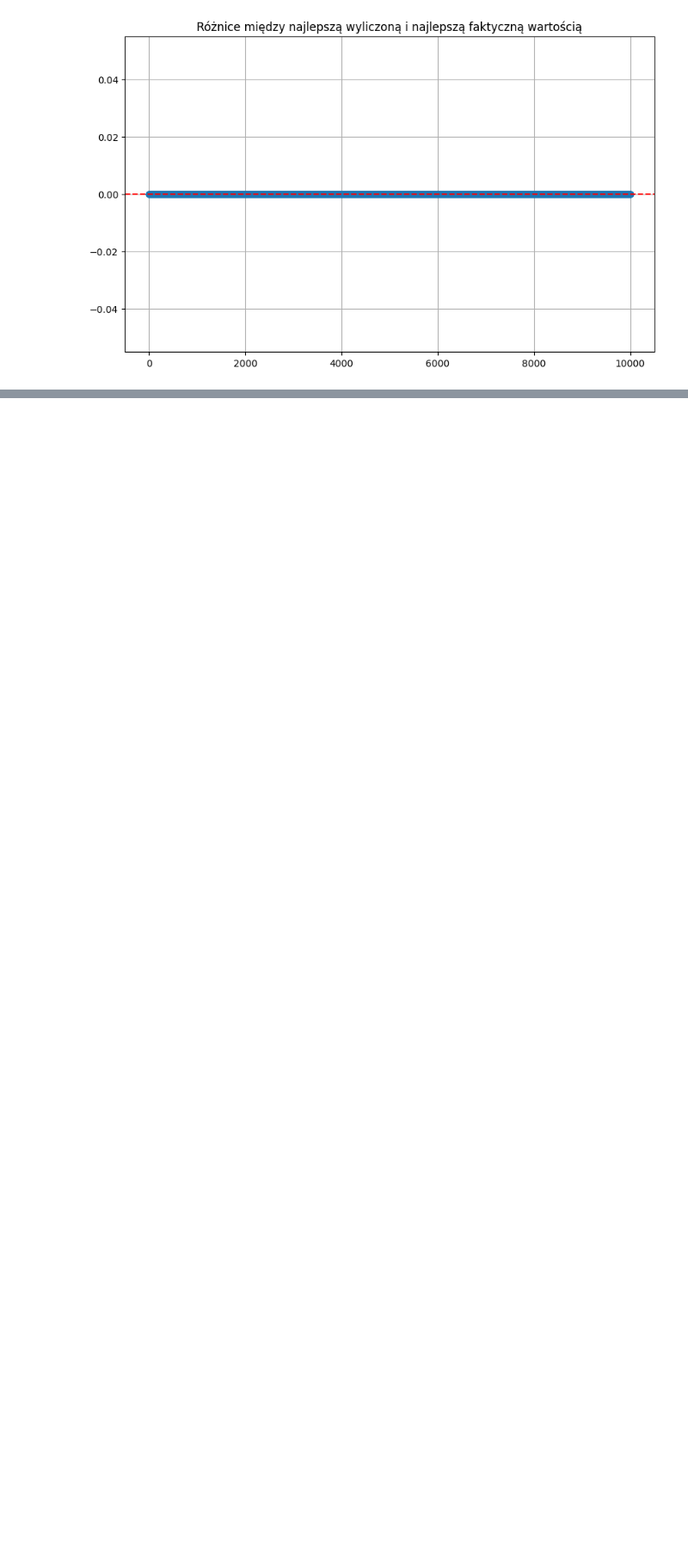
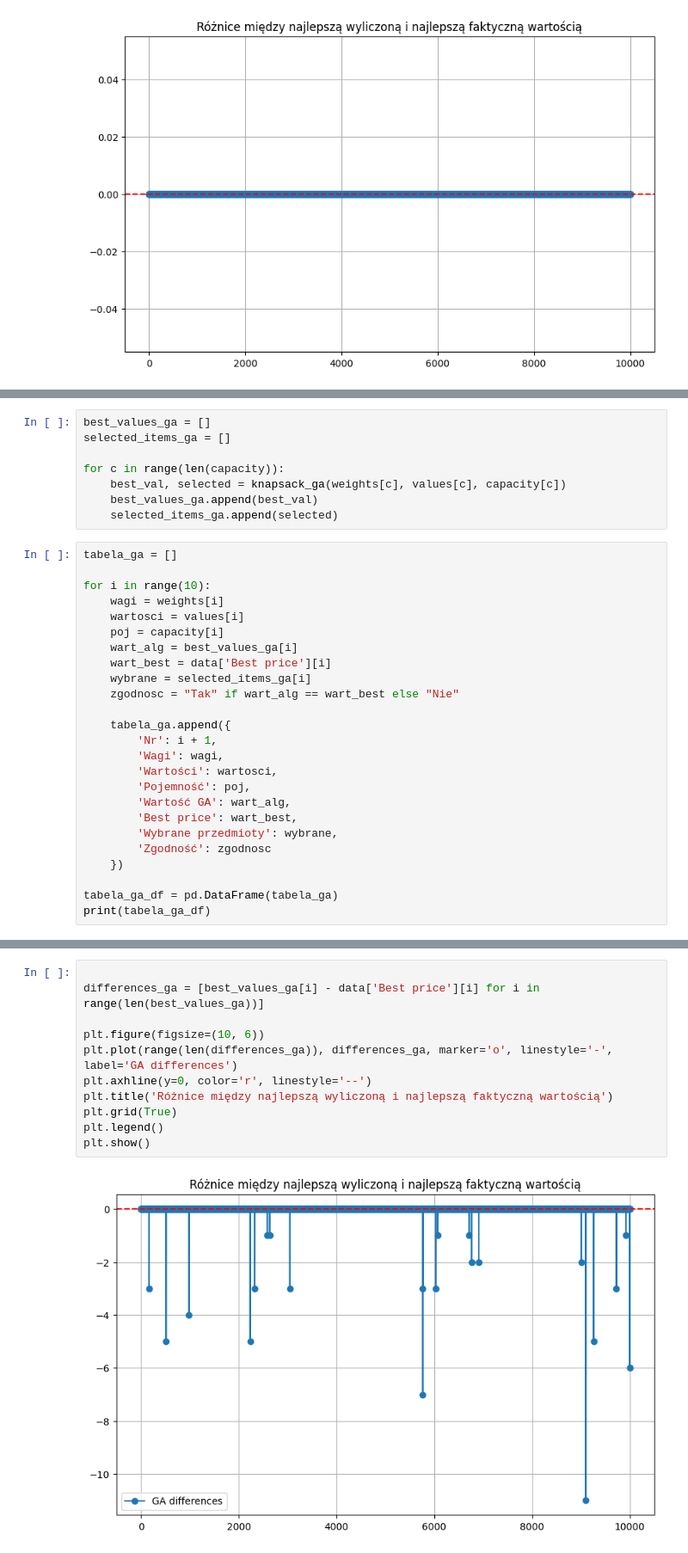
Before and after one commit to julpaw/Advanced-Artificial-Intelligence-Methods, a Jupyter notebook: Knapsack.ipynb, the cells around one changed output, grey strips where cells are left out. Shown at 86% size. Drawn from its saved outputs; the diff is of its cells as text; blank space fills up the shorter version.

```diff
--- a/Knapsack.ipynb
+++ b/Knapsack.ipynb
@@ -99,0 +299,33 @@ plt.show()
+# %%
+best_values_ga = []
+selected_items_ga = []
+
+for c in range(len(capacity)):
+    best_val, selected = knapsack_ga(weights[c], values[c], capacity[c])
+    best_values_ga.append(best_val)
+    selected_items_ga.append(selected)
+# %%
+tabela_ga = []
+
+for i in range(10):
+    wagi = weights[i]
+    wartosci = values[i]
+    poj = capacity[i]
+    wart_alg = best_values_ga[i]
+    wart_best = data['Best price'][i]
+    wybrane = selected_items_ga[i]
+    zgodnosc = "Tak" if wart_alg == wart_best else "Nie"
+
+    tabela_ga.append({
+        'Nr': i + 1,
+        'Wagi': wagi,
+        'Wartości': wartosci,
+        'Pojemność': poj,
+        'Wartość GA': wart_alg,
+        'Best price': wart_best,
+        'Wybrane przedmioty': wybrane,
+        'Zgodność': zgodnosc
+    })
+
+tabela_ga_df = pd.DataFrame(tabela_ga)
+print(tabela_ga_df)
@@ -99,0 +350,13 @@ plt.show()
+# %%
+
+differences_ga = [best_values_ga[i] - data['Best price'][i] for i in range(len(best_values_ga))]
+
+plt.figure(figsize=(10, 6))
+plt.plot(range(len(differences_ga)), differences_ga, marker='o', linestyle='-', label='GA differences')
+plt.axhline(y=0, color='r', linestyle='--')
+plt.title('Różnice między najlepszą wyliczoną i najlepszą faktyczną wartością')
+plt.grid(True)
+plt.legend()
+plt.show()
+# %% [output]
+[figure, added]
```
Also changed, not shown: parts of 9 cells of this notebook.
